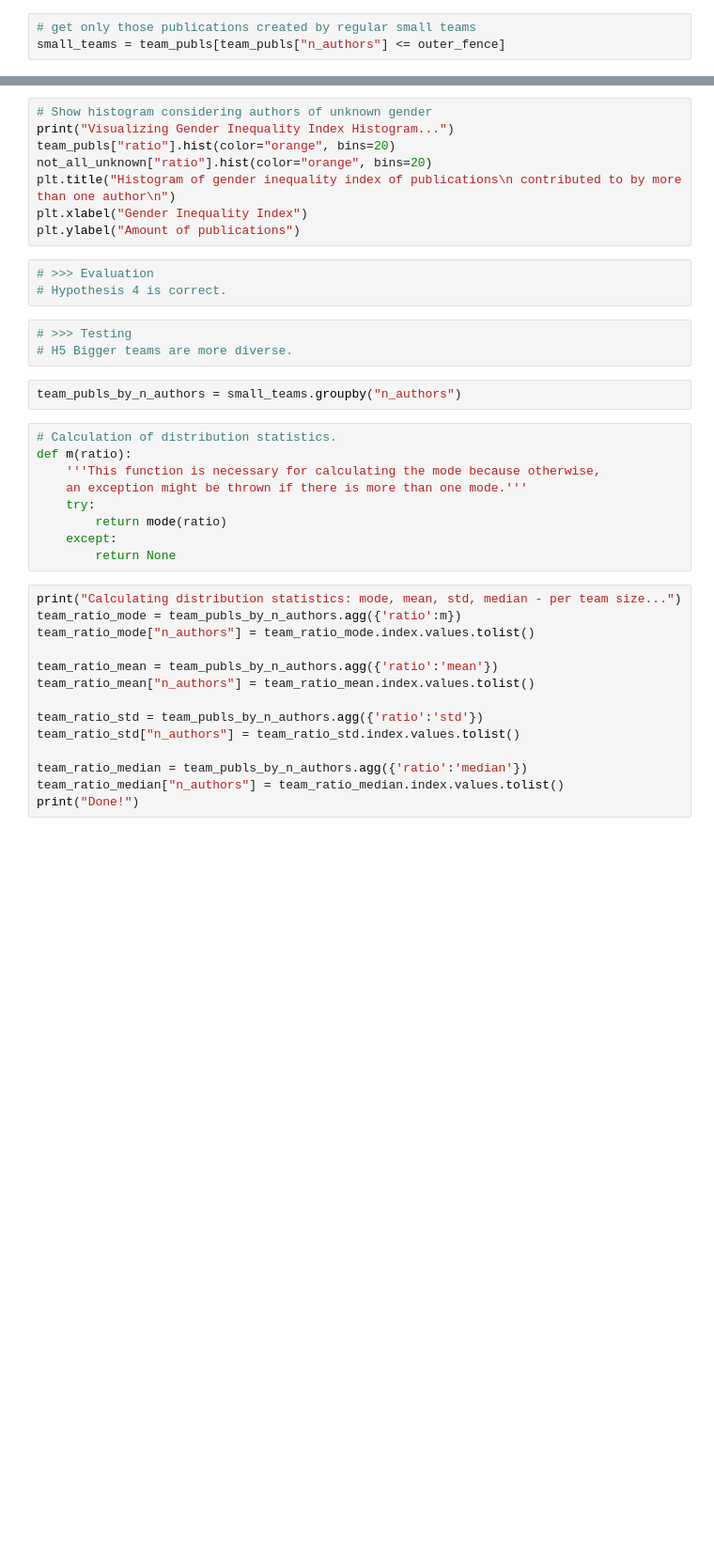
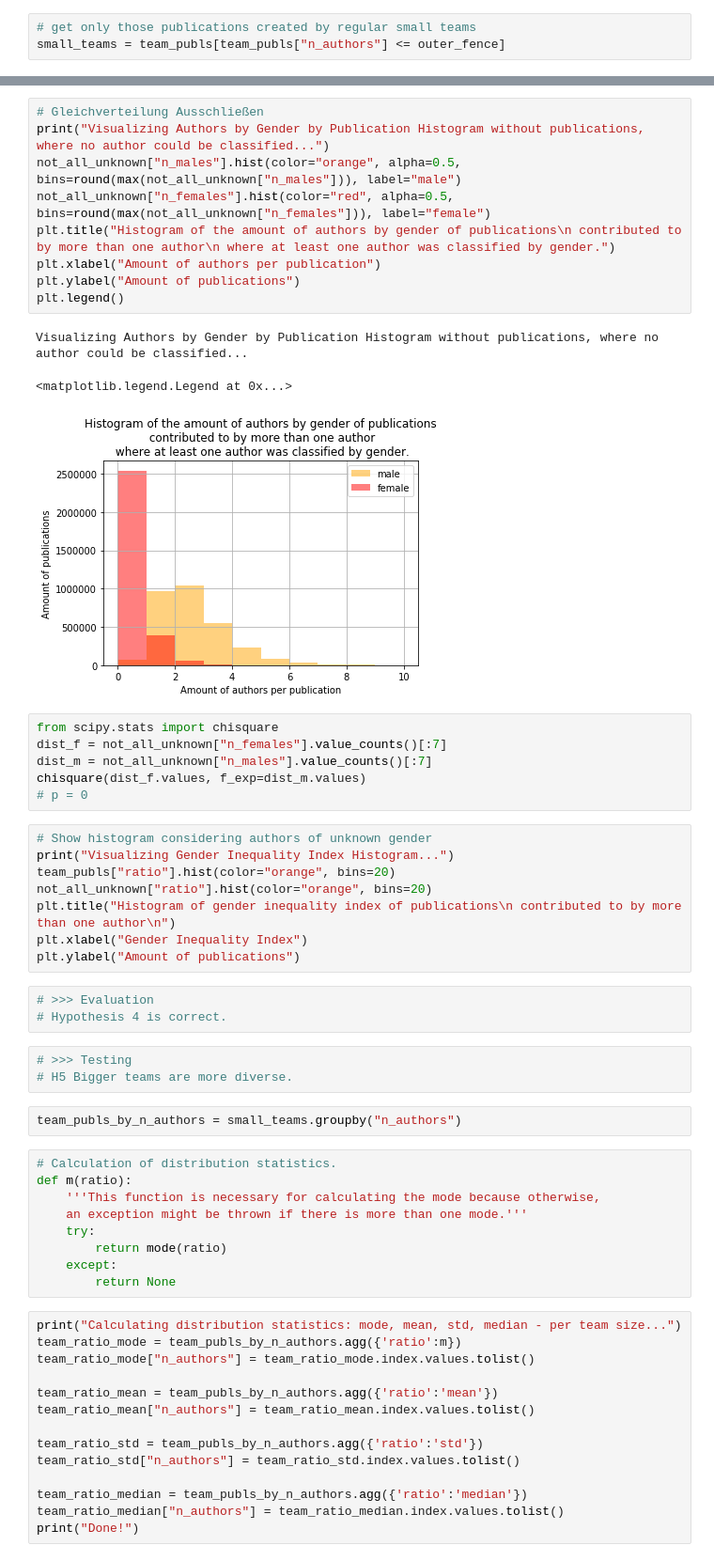
Before and after one commit to LiFaytheGoblin/Gender-Equality-in-CS-Publications, a Jupyter notebook: HypothesisTesting_H4_H5.ipynb, the cells around one changed output, grey strips where cells are left out. Shown at 94% size. Cells and saved outputs as stored; diff of their text form; blank space fills up the shorter version.

```diff
--- a/HypothesisTesting_H4_H5.ipynb
+++ b/HypothesisTesting_H4_H5.ipynb
@@ -112,3 +172,22 @@ plt.ylabel("Amount of publications")
+# %%
+# Gleichverteilung Ausschließen
+print("Visualizing Authors by Gender by Publication Histogram without publications, where no author could be classified...")
+not_all_unknown["n_males"].hist(color="orange", alpha=0.5, bins=round(max(not_all_unknown["n_males"])), label="male")
+not_all_unknown["n_females"].hist(color="red", alpha=0.5, bins=round(max(not_all_unknown["n_females"])), label="female")
+plt.title("Histogram of the amount of authors by gender of publications\n contributed to by more than one author\n where at least one author was classified by gender.")
+plt.xlabel("Amount of authors per publication")
+plt.ylabel("Amount of publications")
+plt.legend()
+# %% [output]
+Visualizing Authors by Gender by Publication Histogram without publications, where no author could be classified...
+<matplotlib.legend.Legend at 0x...>
+[figure, added]
+# %%
+from scipy.stats import chisquare
+dist_f = not_all_unknown["n_females"].value_counts()[:7]
+dist_m = not_all_unknown["n_males"].value_counts()[:7]
+chisquare(dist_f.values, f_exp=dist_m.values)
+# p = 0
 # %%
 # Show histogram considering authors of unknown gender
 print("Visualizing Gender Inequality Index Histogram...")
```
Also changed, not shown: parts of 12 cells of this notebook.
